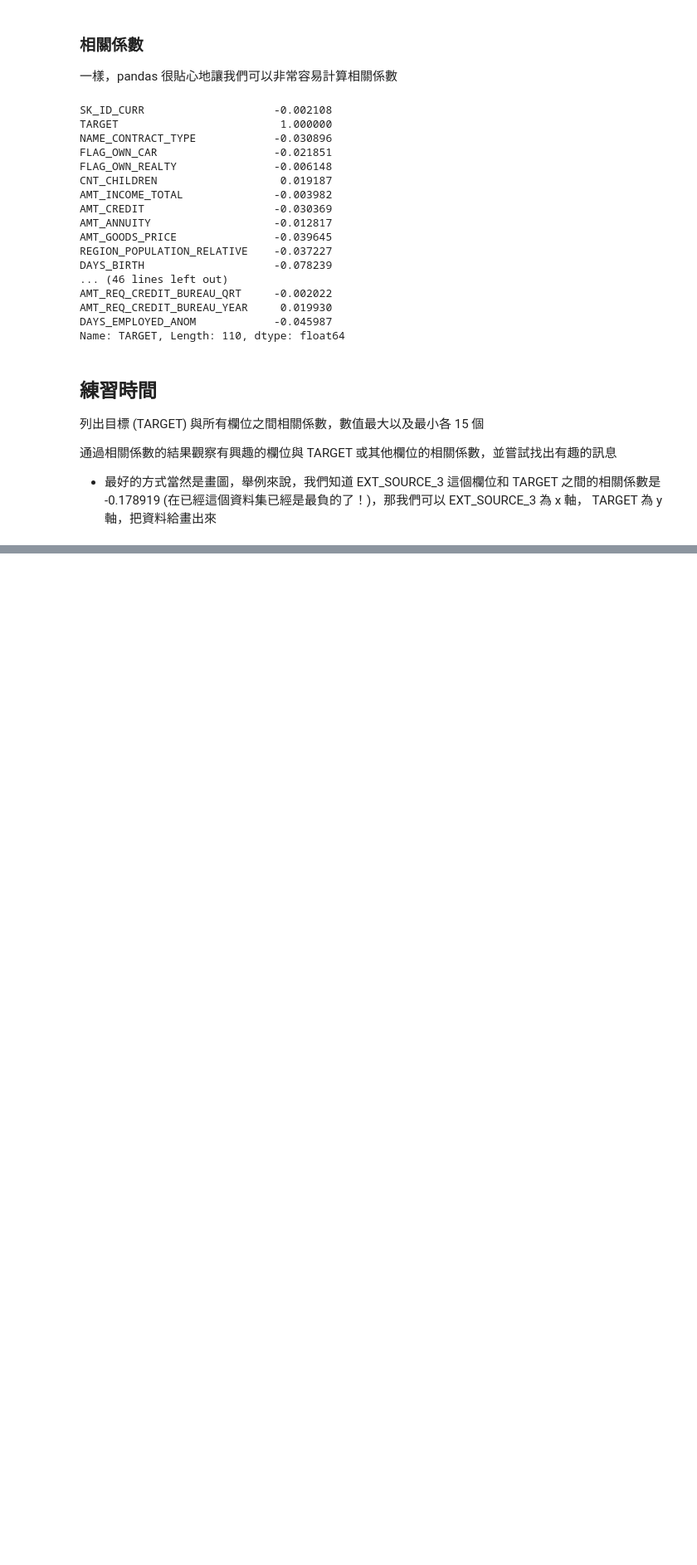
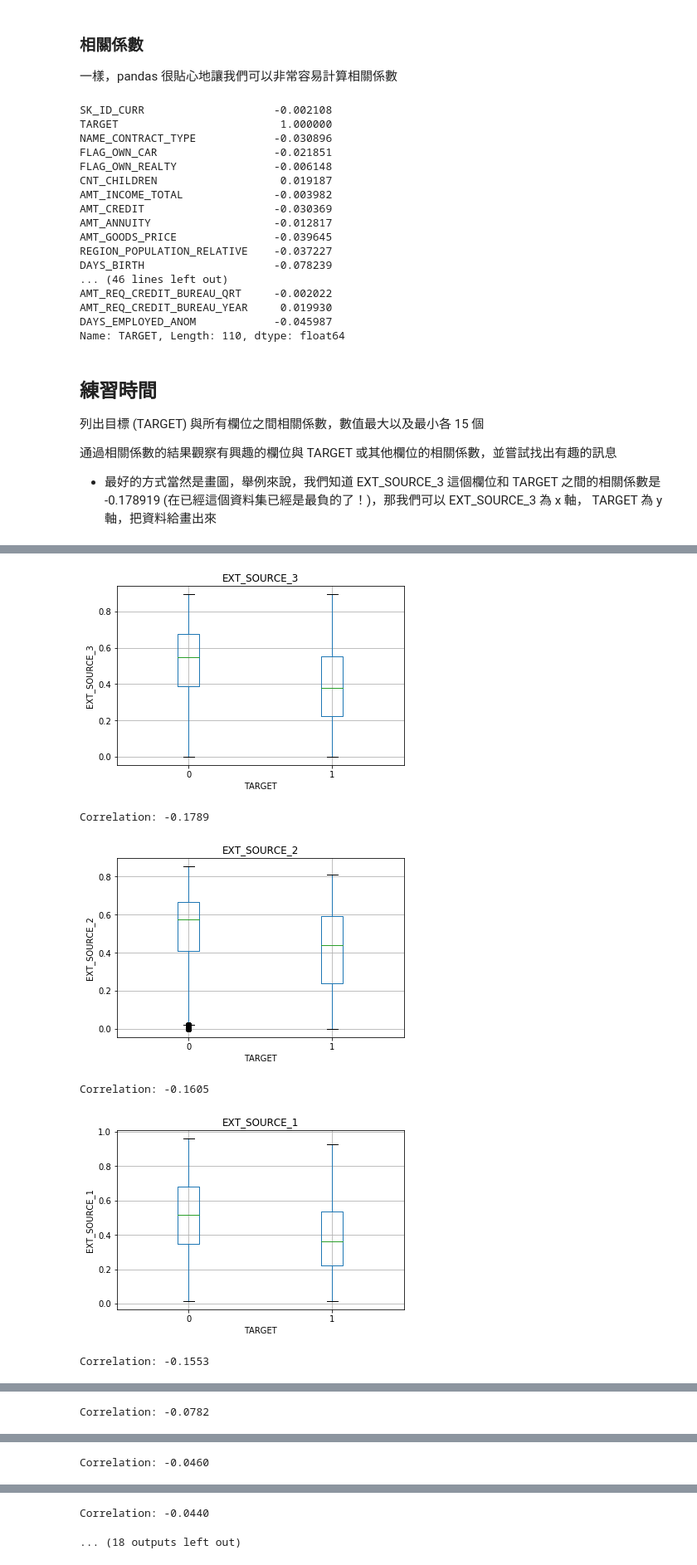
Before and after one commit to linghung/3rd-ML100Days, a Jupyter notebook: homework/Day_015_HW.ipynb, the cells around one changed output, grey strips where cells are left out. Shown at 83% size. Saved outputs shown, nothing was run; the diff lists cells and outputs as text; code cells hidden in the pictures; blank space fills up the shorter version.

```diff
--- a/homework/Day_015_HW.ipynb
+++ b/homework/Day_015_HW.ipynb
@@ -106,0 +162,17 @@ for i in min15.index:
+# %%
+for i in min15.index:
+    sub_df = app_train[app_train[i].notna()]
+    sub_df.boxplot(column=[i], by=['TARGET'])
+    plt.xlabel('TARGET')
+    plt.ylabel(i)
+    plt.suptitle('')
+    plt.show()
+    corr = np.corrcoef(sub_df[i] , sub_df['TARGET'])
+    print("Correlation: %.4f" % (corr[0][1]))
+# %% [output]
+[figure, added]
+Correlation: -0.1789
+[figure, added]
+Correlation: -0.1605
+[figure, added]
+Correlation: -0.1553
@@ -106,0 +180 @@ for i in min15.index:
+Correlation: -0.0782
@@ -106,0 +182 @@ for i in min15.index:
+Correlation: -0.0460
@@ -106,0 +184,2 @@ for i in min15.index:
+Correlation: -0.0440
+... (18 outputs left out)
```
Also changed, not shown: parts of 16 cells of this notebook.
